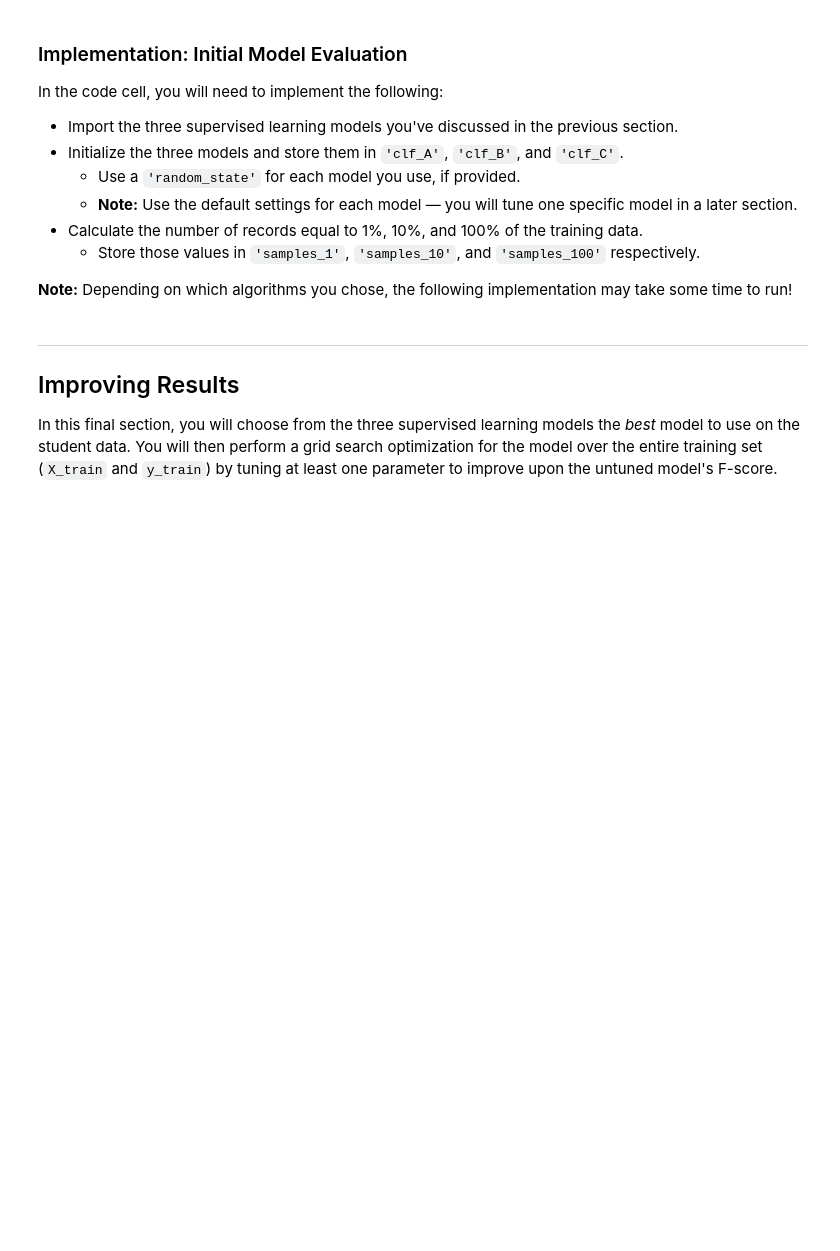
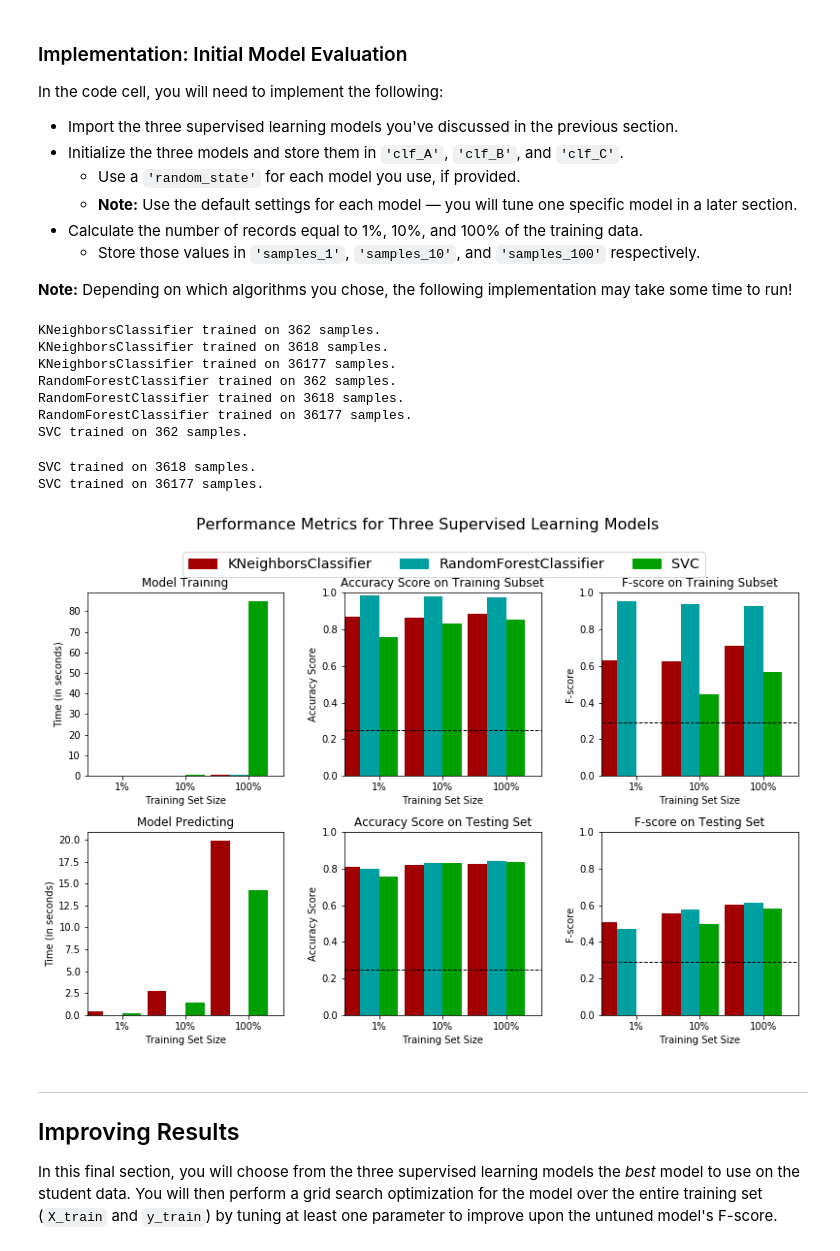
Before and after one commit to brunobbaraujo/machine-learning, a Jupyter notebook: projects/finding_donors/finding_donors.ipynb, the cells around one changed output. Drawn from its saved outputs; the diff is of its cells as text; code cells hidden in the pictures; blank space fills up the shorter version.

Commit message:
Train models to see comparison

```diff
--- a/projects/finding_donors/finding_donors.ipynb
+++ b/projects/finding_donors/finding_donors.ipynb
@@ -395,10 +395,10 @@ def train_predict(learner, sample_size, X_train, y_train, X_test, y_test):
     results['acc_test'] = accuracy_score(predictions_test,y_test)
 
     # TODO: Compute F-score on the the first 300 training samples using fbeta_score()
-    results['f_train'] = fbeta_score(predictions_train,y_train[:300])
+    results['f_train'] = fbeta_score(predictions_train,y_train[:300],0.5)
 
     # TODO: Compute F-score on the test set which is y_test
-    results['f_test'] = fbeta_score(predictions_test,y_test)
+    results['f_test'] = fbeta_score(predictions_test,y_test,0.5)
 
     # Success
     print("{} trained on {} samples.".format(learner.__class__.__name__, sample_size))
@@ -418,31 +418,45 @@ In the code cell, you will need to implement the following:
 **Note:** Depending on which algorithms you chose, the following implementation may take some time to run!
 # %%
 # TODO: Import the three supervised learning models from sklearn
+from sklearn.neighbors import KNeighborsClassifier
+from sklearn.ensemble import RandomForestClassifier
+from sklearn.svm import SVC
 
 # TODO: Initialize the three models
-clf_A = None
-clf_B = None
-clf_C = None
+clf_A = KNeighborsClassifier()
+clf_B = RandomForestClassifier()
+clf_C = SVC()
 
 # TODO: Calculate the number of samples for 1%, 10%, and 100% of the training data
 # HINT: samples_100 is the entire training set i.e. len(y_train)
 # HINT: samples_10 is 10% of samples_100 (ensure to set the count of the values to be `int` and not `float`)
 # HINT: samples_1 is 1% of samples_100 (ensure to set the count of the values to be `int` and not `float`)
-samples_100 = None
-samples_10 = None
-samples_1 = None
+samples_100 = len(y_train)
+samples_10 = round(0.1*len(y_train))
+samples_1 = round(0.01*len(y_train))
 
 # Collect results on the learners
 results = {}
 for clf in [clf_A, clf_B, clf_C]:
     clf_name = clf.__class__.__name__
     results[clf_name] = {}
     for i, samples in enumerate([samples_1, samples_10, samples_100]):
         results[clf_name][i] = \
         train_predict(clf, samples, X_train, y_train, X_test, y_test)
 
 # Run metrics visualization for the three supervised learning models chosen
 vs.evaluate(results, accuracy, fscore)
+# %% [output]
+KNeighborsClassifier trained on 362 samples.
+KNeighborsClassifier trained on 3618 samples.
+KNeighborsClassifier trained on 36177 samples.
+RandomForestClassifier trained on 362 samples.
+RandomForestClassifier trained on 3618 samples.
+RandomForestClassifier trained on 36177 samples.
+SVC trained on 362 samples.
+SVC trained on 3618 samples.
+SVC trained on 36177 samples.
+[figure, added]
 # %% [markdown]
 ----
 ## Improving Results
```
